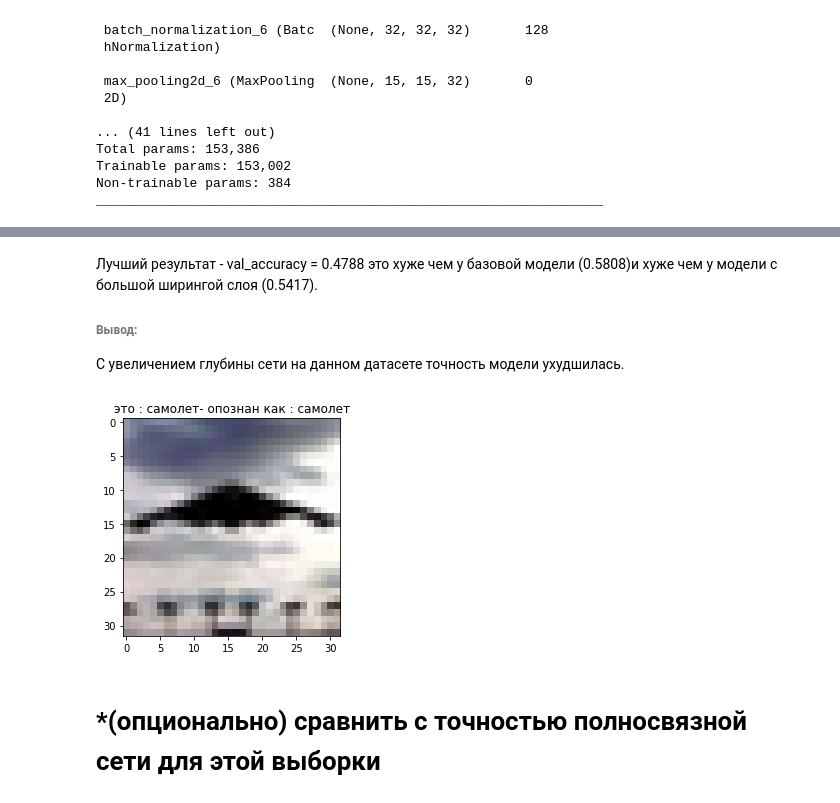
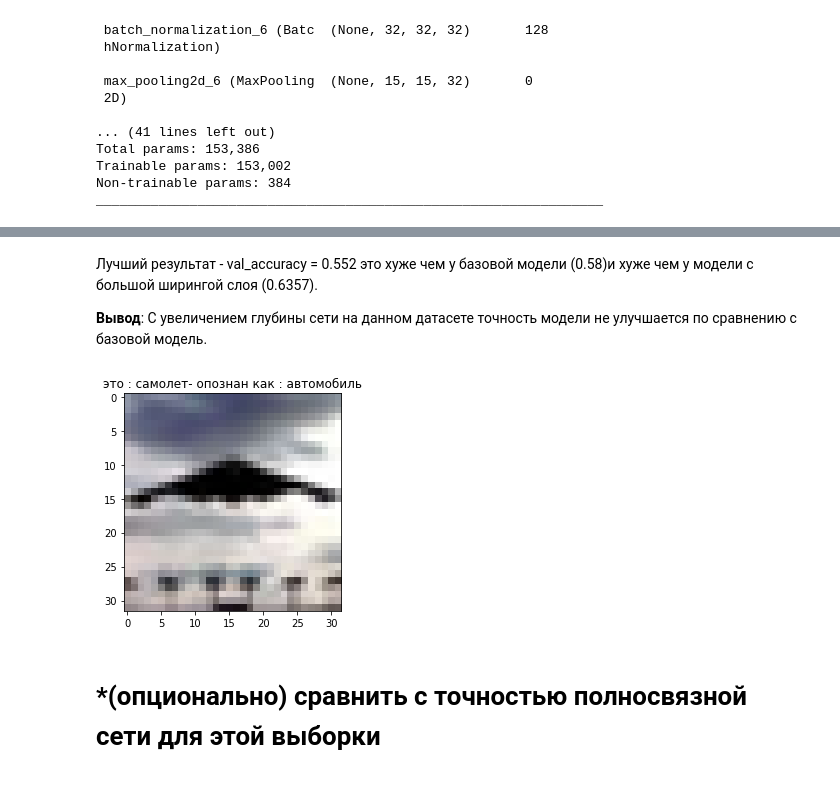
Before and after one commit to SokIL69/neural_networks_introduction, a Jupyter notebook: lesson_4_nn_hw.ipynb, the cells around one changed output, grey strips where cells are left out. Drawn from its saved outputs; the diff is of its cells as text; code cells hidden in the pictures.

```diff
--- a/lesson_4_nn_hw.ipynb
+++ b/lesson_4_nn_hw.ipynb
@@ -453,7 +582,7 @@ plt.show()
 - количество нейронов в каждом слое - 32.
 # %%
 # конфигурирование слоев нейросети
-model = Sequential([
+model_2 = Sequential([
 
     # слои нейросети отвественные за свертку и max-pooling
     Conv2D(filters=32,  # количество фильтров - эквивалентно кол-ву нейронов (ширина слоя)!!!
@@ -507,11 +636,11 @@ model = Sequential([
 #opt = tensorflow.keras.optimizers.RMSprop(lr=0.0001, decay=1e-6)
 
 # компиляция модели
-model.compile(loss='categorical_crossentropy',
+model_2.compile(loss='categorical_crossentropy',
               optimizer='SGD',
               metrics=['accuracy'])
 
-model.summary()
+model_2.summary()
 # %% [output]
 Model: "sequential_2"
 _________________________________________________________________
@@ -532,7 +661,7 @@ Non-trainable params: 384
 _________________________________________________________________
 # %%
   print('Не используется data augmentation')
-  hist = model.fit(x_train, y_train,
+  hist = model_2.fit(x_train, y_train,
             batch_size=batch_size,
             epochs=epochs,
             validation_data=(x_test, y_test),
@@ -588,18 +717,18 @@ plt.show()
 # %% [markdown]
-Лучший результат - val_accuracy = 0.4788 это хуже чем у базовой модели (0.5808)и хуже чем у модели с большой ширингой слоя (0.5417).
+Лучший результат - val_accuracy = 0.552 это хуже чем у базовой модели (0.58)и хуже чем у модели с большой ширингой слоя (0.6357).
 
-###### Вывод:
-С увеличением глубины сети на данном датасете точность модели ухудшилась.
+__Вывод__:
+С увеличением глубины сети на данном датасете точность модели не улучшается по сравнению с базовой модель.
 # %%
 N = 111
-y_p=model.predict(x_test[N:N+1][:,:,:])
+y_p=model_2.predict(x_test[N:N+1][:,:,:])
 y_t = np.argmax(y_test[N:N+1], axis = 1 )
 y_i = np.argmax(y_p, axis = 1 )
 plt.imshow(x_test[N][:,:,:])
 plt.title('это : '+classes[y_t[0]]+'- опознан как : '+classes[y_i[0]])
 plt.show()
 # %% [output]
-[figure, old version]
+[figure, new version]
 # %% [markdown]
 # *(опционально) сравнить с точностью полносвязной сети для этой выборки
 # %%
```
Also changed, not shown: parts of 22 cells of this notebook, 1 other file.
